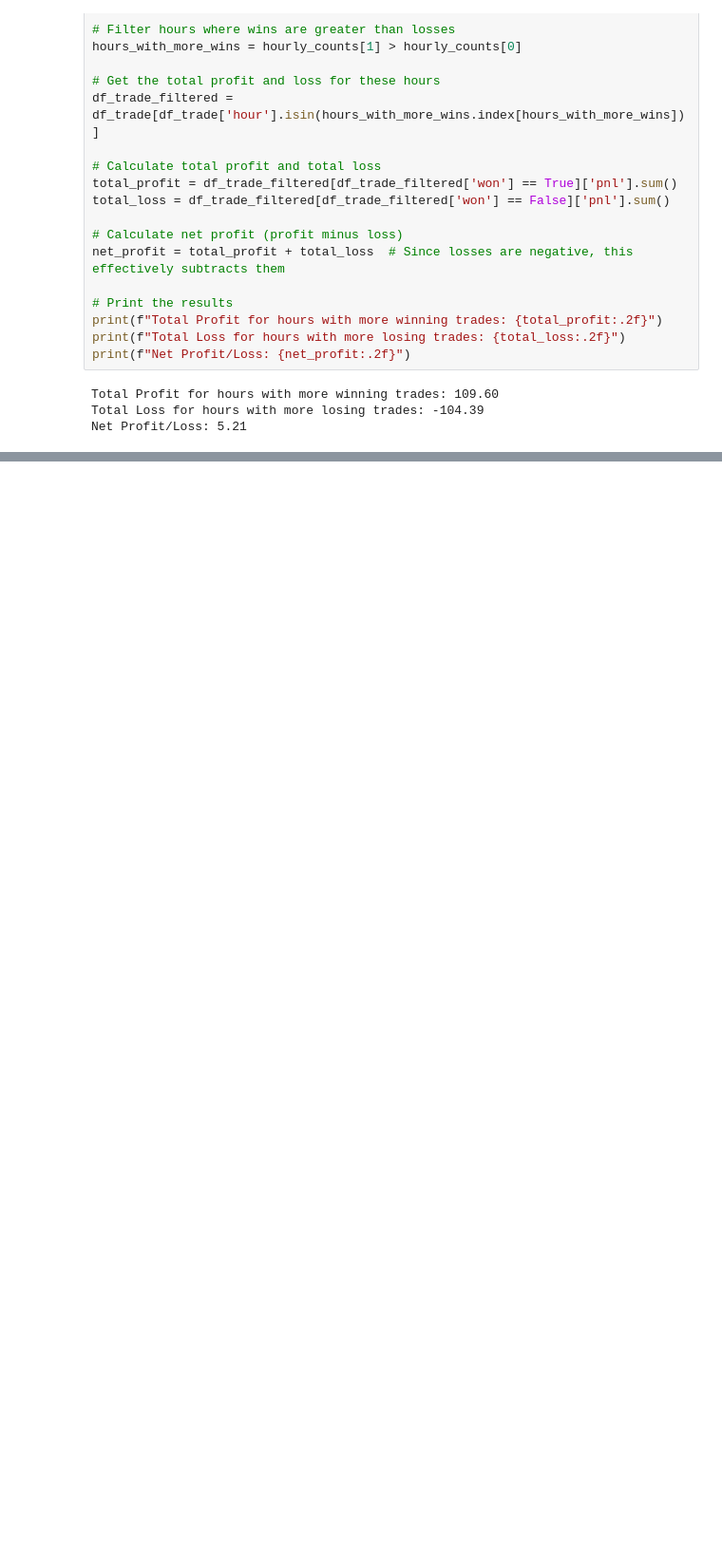
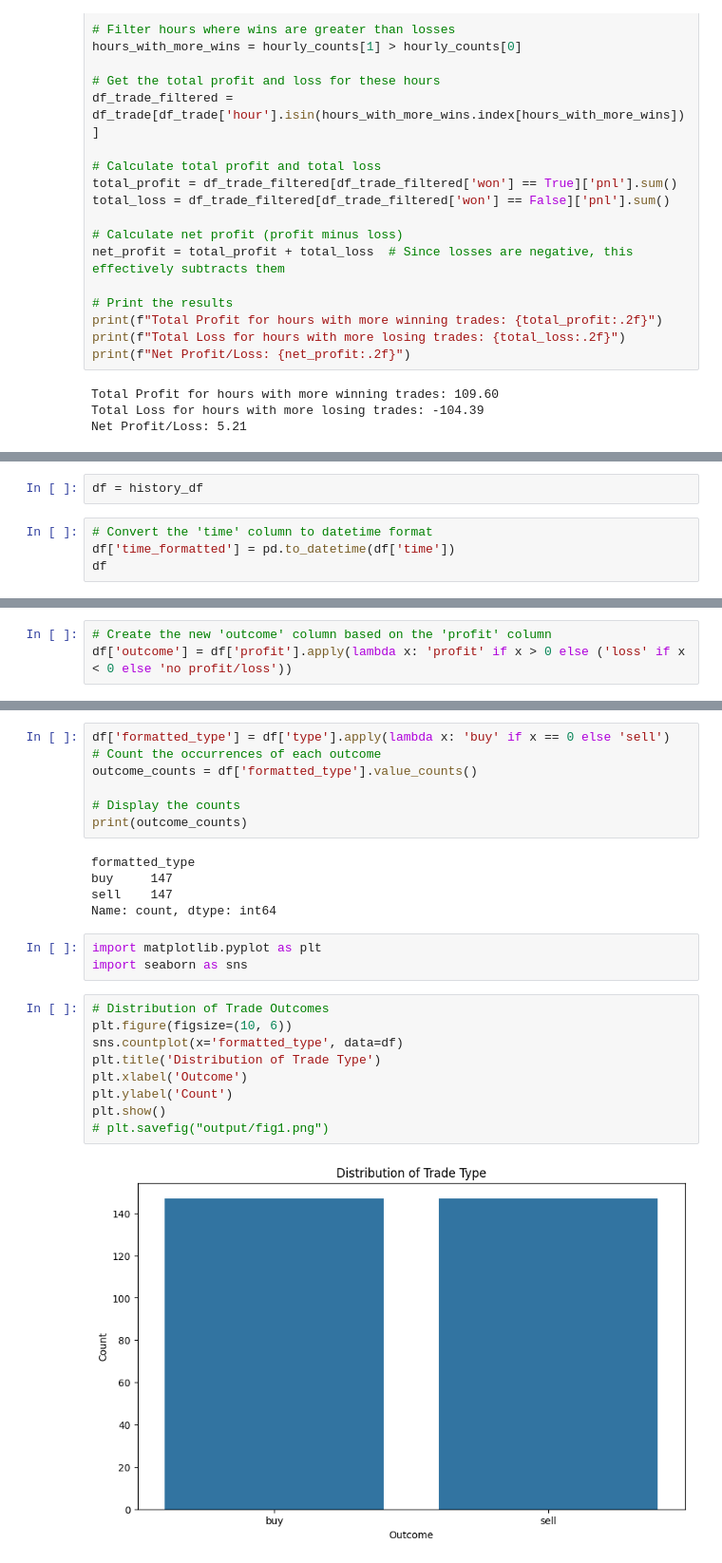
Before and after one commit to godwins3/PAfTA, a Jupyter notebook: notebooks/NexoAnalytics.ipynb, the cells around one changed output, grey strips where cells are left out. Shown at 95% size. Cells and saved outputs as stored; diff of their text form; blank space fills up the shorter version.

```diff
--- a/notebooks/NexoAnalytics.ipynb
+++ b/notebooks/NexoAnalytics.ipynb
@@ -1075,0 +1130,6 @@ Net Profit/Loss: 5.21
+# %%
+df = history_df
+# %%
+# Convert the 'time' column to datetime format
+df['time_formatted'] = pd.to_datetime(df['time'])
+df
@@ -1075,0 +1154,3 @@ Net Profit/Loss: 5.21
+# %%
+# Create the new 'outcome' column based on the 'profit' column
+df['outcome'] = df['profit'].apply(lambda x: 'profit' if x > 0 else ('loss' if x < 0 else 'no profit/loss'))
@@ -1075,0 +1169,26 @@ Net Profit/Loss: 5.21
+# %%
+df['formatted_type'] = df['type'].apply(lambda x: 'buy' if x == 0 else 'sell')
+# Count the occurrences of each outcome
+outcome_counts = df['formatted_type'].value_counts()
+
+# Display the counts
+print(outcome_counts)
+# %% [output]
+formatted_type
+buy     147
+sell    147
+Name: count, dtype: int64
+# %%
+import matplotlib.pyplot as plt
+import seaborn as sns
+# %%
+# Distribution of Trade Outcomes
+plt.figure(figsize=(10, 6))
+sns.countplot(x='formatted_type', data=df)
+plt.title('Distribution of Trade Type')
+plt.xlabel('Outcome')
+plt.ylabel('Count')
+plt.show()
+# plt.savefig("output/fig1.png")
+# %% [output]
+[figure, added]
```
Also changed, not shown: parts of 61 cells of this notebook, 1 other file.
